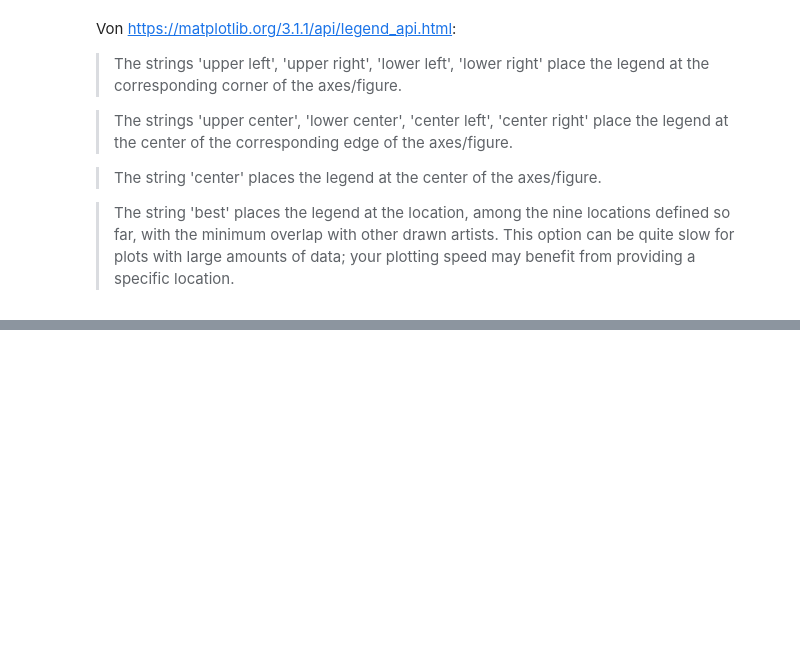
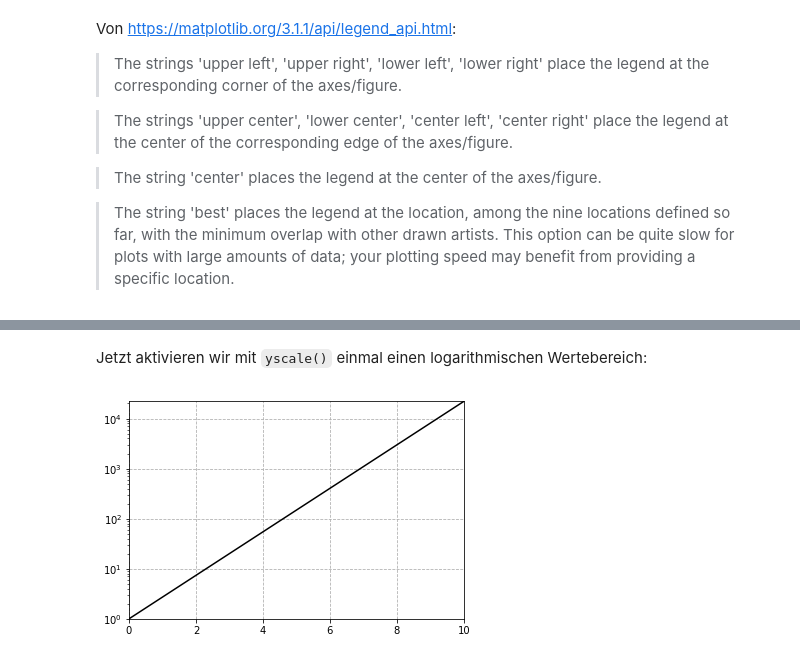
Before and after one commit to juebrauer/course_introduction_to_python, a Jupyter notebook: 07_matplotlib_grundlagen/matplotib_grundlagen.ipynb, the cells around one changed output, grey strips where cells are left out. Cells and saved outputs as stored; diff of their text form; code cells hidden in the pictures; blank space fills up the shorter version.

```diff
--- a/07_matplotlib_grundlagen/matplotib_grundlagen.ipynb
+++ b/07_matplotlib_grundlagen/matplotib_grundlagen.ipynb
@@ -472,0 +498,23 @@ Von https://matplotlib.org/3.1.1/api/legend_api.html:
+# %% [markdown]
+Jetzt aktivieren wir mit `yscale()` einmal einen logarithmischen Wertebereich:
+# %%
+import matplotlib.pyplot as plt
+import numpy as np
+
+x_min = 0
+x_max = 10.0
+
+x = np.arange(x_min, x_max, 0.01)
+y = np.exp(x)
+
+plt.plot(x,y, linestyle="-", color="black")
+
+plt.xlim(x_min,x_max)
+plt.ylim(np.exp(x_min),np.exp(x_max))
+
+plt.yscale('log')
+
+plt.grid(True, linestyle='--')
+plt.show()
+# %% [output]
+[figure, added]
```
Also changed, not shown: parts of 4 cells of this notebook.
